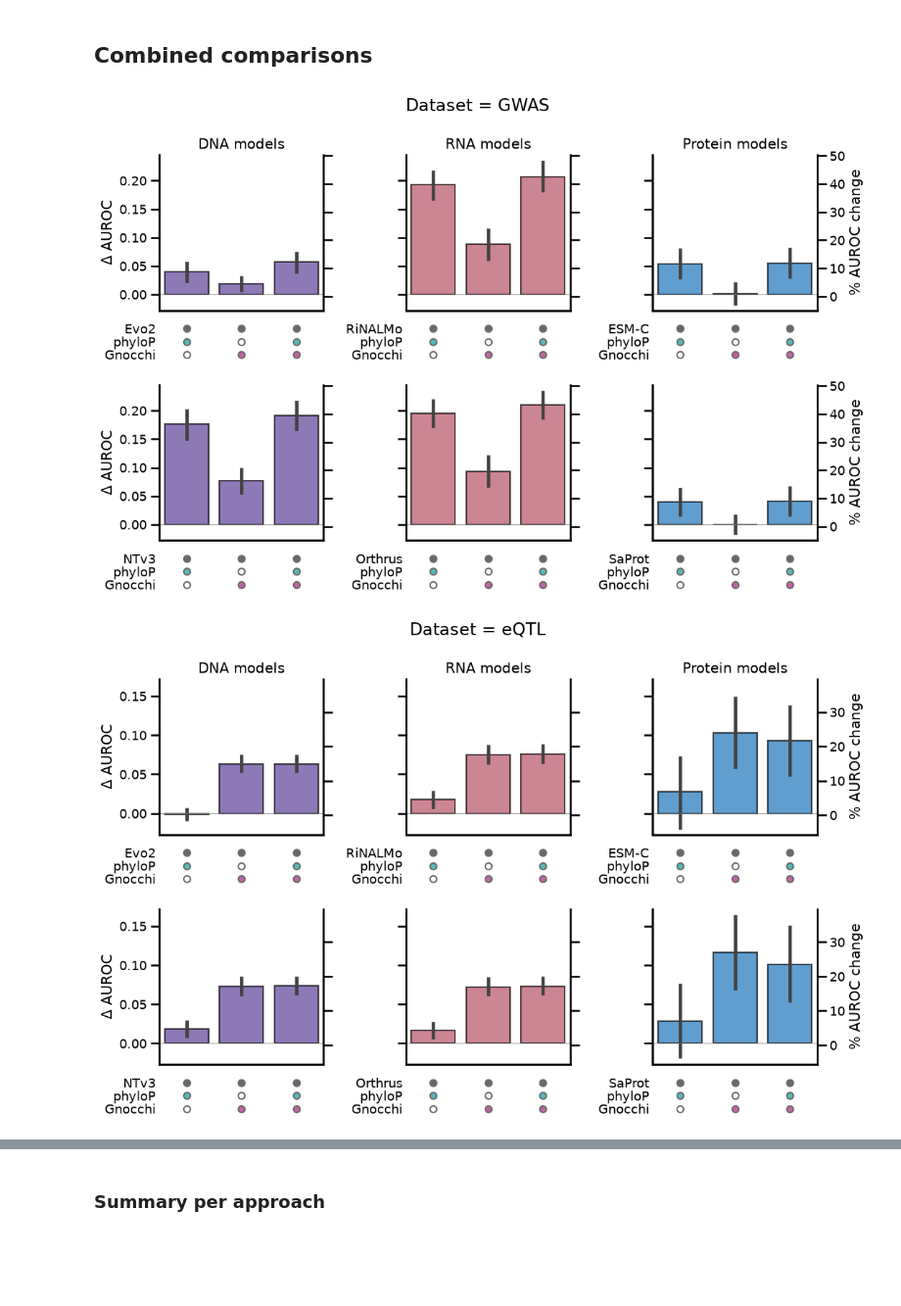
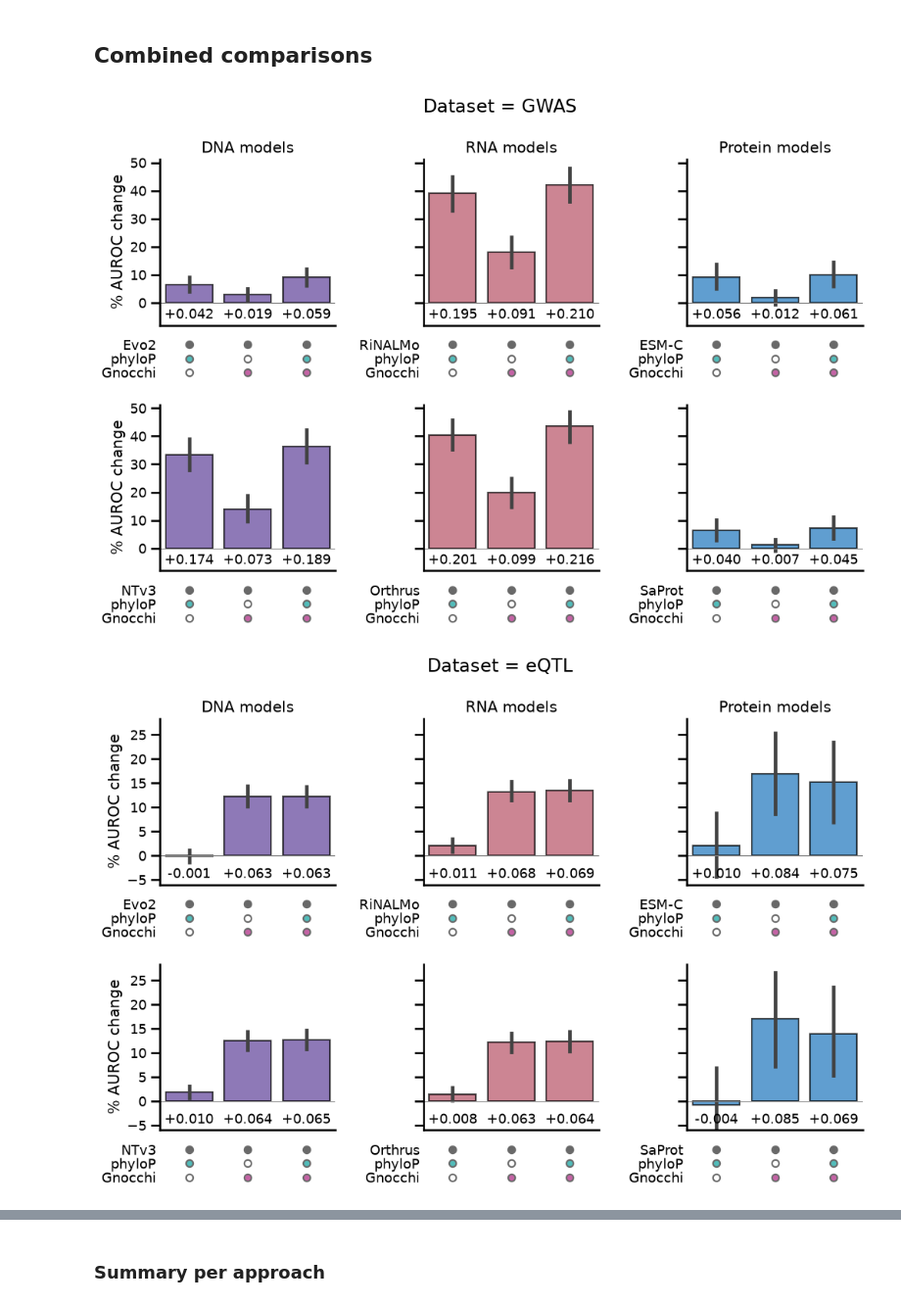
Before and after one commit to rcalef/vep_comparisons, a Jupyter notebook: notebooks/make_plots.ipynb, the cells around one changed output, grey strips where cells are left out. Shown at 98% size. Cells and saved outputs as stored; diff of their text form; code cells hidden in the pictures; blank space fills up the shorter version.

```diff
--- a/notebooks/make_plots.ipynb
+++ b/notebooks/make_plots.ipynb
@@ -2106,19 +2068,20 @@ shape: (5, 4)
 # %%
-if regen:
+if gw_regen or not (classification_dir / "genome_wide_bootstraps.pkl").exists():
     gw_bootstrap_metrics, gw_bootstrap_diffs = run_bootstrap_estimates(
         preds=gw_all_preds,
         labels=gw_all_labels,
+        groups=gw_all_groups,
         comparisons=gw_delta_comparisons,
     )
     with open(
-        project_dir / "classification" / "genome_wide_bootstraps.pkl",
+        classification_dir / "genome_wide_bootstraps.pkl",
         "wb",
     ) as fh:
         dump((gw_bootstrap_metrics, gw_bootstrap_diffs), fh)
 
 else:
     with open(
-        project_dir / "classification" / "genome_wide_bootstraps.pkl",
+        classification_dir / "genome_wide_bootstraps.pkl",
         "rb",
     ) as fh:
         gw_bootstrap_metrics, gw_bootstrap_diffs = load(fh)
@@ -2241,9 +2222,10 @@ def diffs_upset_plot_by_modality(
     dataset: str,
     feature_order: list[str] | None = ["phylop", "gnocchi_z"],
     want_refs: list[str] | None = None,
-    plot_col: str = "auroc",
+    plot_col: str = "auroc_pct",
     show_title: bool = True,
     sharey: bool = False,
+    ymin: float | None = None,
 ):
     plot_data = bootstrap_diffs.filter(pl.col("dataset") == dataset)
     if want_refs is None:
@@ -2287,11 +2269,8 @@ def diffs_upset_plot_by_modality(
     for ax in axs[2]:
         ax.axis("off")
 
-    twin_axes = []
     j = 0
-
     first_bar_ax = None
-    twiny_ax = None
     for j, modality in enumerate(models_by_modality):
         if modality not in model_modalities:
             continue
@@ -2316,43 +2295,42 @@ def diffs_upset_plot_by_modality(
                 bar_ax.sharey(first_bar_ax)
 
             title = f"{modality} models" if i == 0 else ""
-            twin_ax = plot_feature_comparison(
+            plot_feature_comparison(
                 plot_data.filter(pl.col("ref") == ref),
+                plot_col=plot_col,
+                annotate_col="auroc",
                 ax=bar_ax,
                 ax_sets=set_ax,
                 feature_order=this_feature_order,
                 title=title,
                 modality=modality,
-                twiny_ax=twiny_ax,
             )
             bar_ax.set_xticklabels([])
             bar_ax.set_xticks([])
             bar_ax.set_ylabel("")
-            twin_ax.set_ylabel("")
 
             set_ax.set_yticklabels(
                 [pretty_names.get(f, "") for f in this_feature_order]
             )
-            twin_axes.append(twin_ax)
 
             # If we're sharing y-axes, want to hide the labels from
             # the first and last columns for the original and twinned
             # axes respectively
             if sharey:
-                if twiny_ax is None:
-                    twiny_ax = twin_ax
                 if first_bar_ax is None:
                     first_bar_ax = bar_ax
 
                 if j != 0:
                     bar_ax.tick_params(axis="y", labelleft=False)
-                if j != len(models_by_modality) - 1:
-                    twin_ax.tick_params(axis="y", labelright=False)
+
+    if ymin is not None:
+        first_bar_ax.set_ylim(bottom=ymin)
+    # ymin, _ = first_bar_ax.get_ylim()
+    # first_bar_ax.set_ylim(bottom=ymin * 1.75)
 
     label = ""
     if plot_col == "auroc":
         label = r"$\Delta$ AUROC"
-        label_pct = "% AUROC change"
     elif plot_col == "auroc_pct":
         label = "% AUROC change"
     elif plot_col == "auprc":
@@ -2362,20 +2340,7 @@ def diffs_upset_plot_by_modality(
 
     axs[0, 0].set_ylabel(label)
     axs[3, 0].set_ylabel(label)
-    twin_axes[-1].set_ylabel(label_pct)
-    twin_axes[-2].set_ylabel(label_pct)
 
-    # if sharey:
-    #     for i in range(1,len(models_by_modality)):
-    #         axs[0, i].set_yticklabels([])
-    #         axs[3, i].set_yticklabels([])
-    #     for ax in twin_axes[:-2]:
-    #         ax.set_yticklabels([])
-
-    # if i == 0:
-    #     axs[1, i].set_yticklabels([pretty_names[f] for f in feature_order])
-    # else:
-    #     axs[1, i].set_yticklabels([])
     plt.tight_layout()
     if show_title:
         plt.suptitle(f"Dataset = {dataset}")
@@ -2618,14 +2514,15 @@ combined_diffs = pl.concat(
 # %%
 with sns.plotting_context("talk", font_scale=0.8):
     diffs_upset_plot_by_modality(
         combined_diffs,
         "GWAS",
         want_refs=["Evo2", "NTv3", "RiNALMo", "Orthrus", "ESM-C", "SaProt"],
         sharey=True,
+        ymin=-8,
     )
     save_fig("app_fig_complementarity_gwas.pdf")
 # %% [output]
-[figure, old version]
+[figure, new version]
 # %%
 with sns.plotting_context("talk", font_scale=0.8):
     diffs_upset_plot_by_modality(
@@ -2633,10 +2530,11 @@ with sns.plotting_context("talk", font_scale=0.8):
         "eQTL",
         want_refs=["Evo2", "NTv3", "RiNALMo", "Orthrus", "ESM-C", "SaProt"],
         sharey=True,
+        ymin=-6,
     )
     save_fig("app_fig_complementarity_eqtl.pdf")
 # %% [output]
-[figure, old version]
+[figure, new version]
 # %%
 with sns.plotting_context("talk", font_scale=0.8):
     diffs_upset_plot_by_modality(
```
Also changed, not shown: parts of 106 cells of this notebook, 2 other files.
